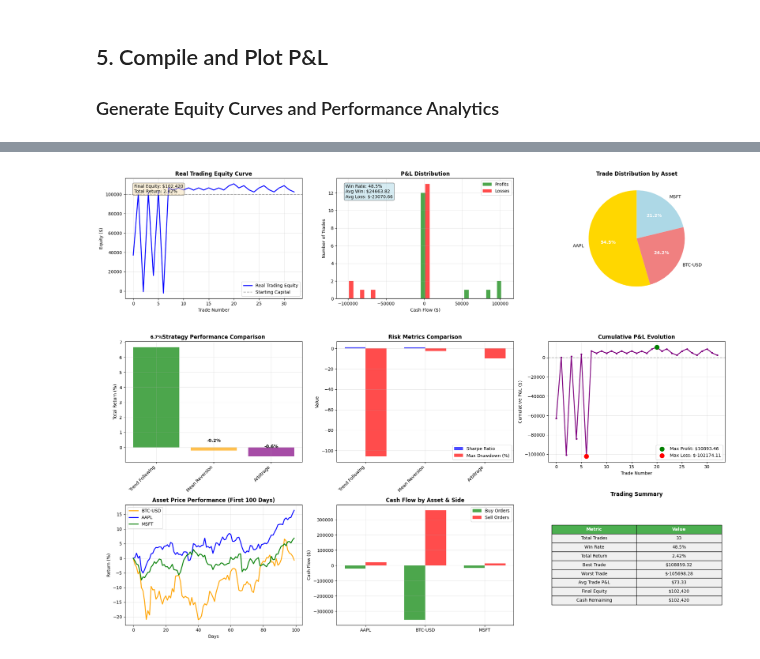
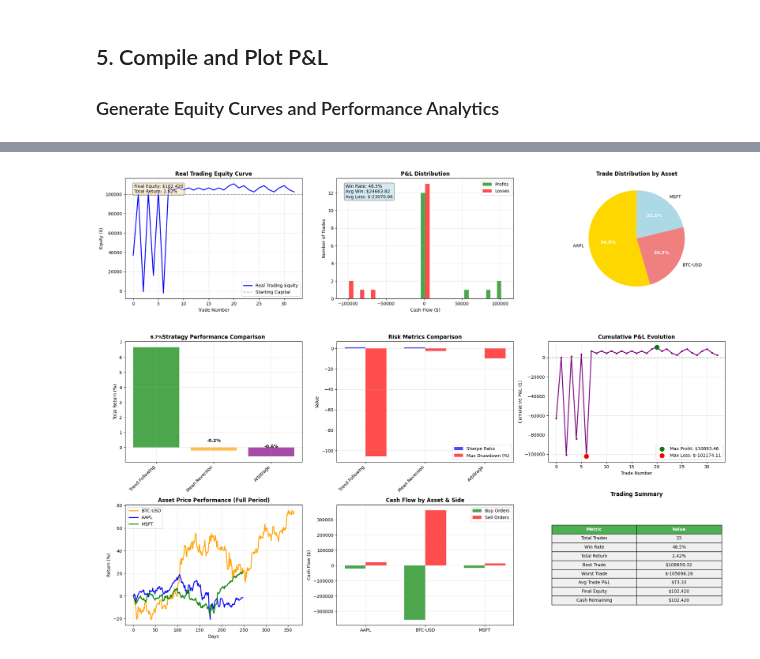
Before and after one commit to daviddagyei/finm25000_hw5, a Jupyter notebook: simulation.ipynb, the cells around one changed output, grey strips where cells are left out. Cells and saved outputs as stored; diff of their text form; code cells hidden in the pictures.

```diff
--- a/simulation.ipynb
+++ b/simulation.ipynb
@@ -468,9 +468,9 @@ fig.suptitle('Trading Signals and Execution Analysis', fontsize=16, fontweight='
 # 1. TREND FOLLOWING STRATEGY - BTC-USD
 ax1 = axes[0]
 
-# Plot BTC price data
-btc_prices = btc_history['last_price'].iloc[:200]  # First 200 days for clarity
-btc_dates = btc_history['timestamp'].iloc[:200] if 'timestamp' in btc_history.columns else range(len(btc_prices))
+# Plot BTC price data - show full dataset
+btc_prices = btc_history['last_price']  # Show all data points
+btc_dates = btc_history['timestamp'] if 'timestamp' in btc_history.columns else range(len(btc_prices))
 
 ax1.plot(btc_dates, btc_prices, 'k-', linewidth=1.5, label='BTC-USD Price', alpha=0.8)
 
@@ -512,9 +512,9 @@ if len(tf_trades) > 0:
 # 2. MEAN REVERSION STRATEGY - AAPL
 ax2 = axes[1]
 
-# Plot AAPL price data
-aapl_prices = aapl_history['last_price'].iloc[:200]  # First 200 days
-aapl_dates = aapl_history['timestamp'].iloc[:200] if 'timestamp' in aapl_history.columns else range(len(aapl_prices))
+# Plot AAPL price data - show full dataset
+aapl_prices = aapl_history['last_price']  # Show all data points
+aapl_dates = aapl_history['timestamp'] if 'timestamp' in aapl_history.columns else range(len(aapl_prices))
 
 ax2.plot(aapl_dates, aapl_prices, 'k-', linewidth=1.5, label='AAPL Price', alpha=0.8)
 
@@ -559,10 +559,10 @@ if len(mr_trades) > 0:
 # 3. ARBITRAGE STRATEGY - AAPL vs MSFT
 ax3 = axes[2]
 
-# Plot price ratio and spread
-aapl_prices_arb = aapl_history['last_price'].iloc[:200]
-msft_prices_arb = msft_history['last_price'].iloc[:200]
-dates_arb = aapl_history['timestamp'].iloc[:200] if 'timestamp' in aapl_history.columns else range(len(aapl_prices_arb))
+# Plot price ratio and spread - show full dataset
+aapl_prices_arb = aapl_history['last_price']  # Show all data points
+msft_prices_arb = msft_history['last_price']  # Show all data points
+dates_arb = aapl_history['timestamp'] if 'timestamp' in aapl_history.columns else range(len(aapl_prices_arb))
 
 # Calculate price ratio
 price_ratio = aapl_prices_arb / msft_prices_arb
@@ -797,16 +797,16 @@ if len(blotter) > 0:
 
 # 7. Asset Price Performance (Bottom Left)
 ax7 = plt.subplot(3, 3, 7)
-# Normalize prices to show relative performance
+# Normalize prices to show relative performance - show full dataset
 btc_norm = (btc_history['last_price'] / btc_history['last_price'].iloc[0] - 1) * 100
 aapl_norm = (aapl_history['last_price'] / aapl_history['last_price'].iloc[0] - 1) * 100
 msft_norm = (msft_history['last_price'] / msft_history['last_price'].iloc[0] - 1) * 100
 
-ax7.plot(btc_norm.index[:100], btc_norm.iloc[:100], 'orange', label='BTC-USD', linewidth=2)
-ax7.plot(aapl_norm.index[:100], aapl_norm.iloc[:100], 'blue', label='AAPL', linewidth=2)
-ax7.plot(msft_norm.index[:100], msft_norm.iloc[:100], 'green', label='MSFT', linewidth=2)
+ax7.plot(btc_norm.index, btc_norm, 'orange', label='BTC-USD', linewidth=2)
+ax7.plot(aapl_norm.index, aapl_norm, 'blue', label='AAPL', linewidth=2)
+ax7.plot(msft_norm.index, msft_norm, 'green', label='MSFT', linewidth=2)
 
-ax7.set_title('Asset Price Performance (First 100 Days)', fontweight='bold')
+ax7.set_title('Asset Price Performance (Full Period)', fontweight='bold')
 ax7.set_xlabel('Days')
 ax7.set_ylabel('Return (%)')
 ax7.legend()
@@ -863,31 +863,31 @@ if len(blotter) > 0:
         ['Cash Remaining', f"${sim_tracker.cash:,.0f}"]
     ]
 else:
     summary_data = [['No Trades', 'Executed']]
 
 table = ax9.table(cellText=summary_data,
                   colLabels=['Metric', 'Value'],
                   cellLoc='center',
                   loc='center',
                   colWidths=[0.4, 0.4])
 
 table.auto_set_font_size(False)
 table.set_fontsize(10)
 table.scale(1.2, 1.5)
 
 # Style the table
 for i in range(len(summary_data) + 1):  # +1 for header
     for j in range(2):
         cell = table[(i, j)]
         if i == 0:  # Header row
             cell.set_facecolor('#4CAF50')
             cell.set_text_props(weight='bold', color='white')
         else:
             cell.set_facecolor('#f0f0f0')
 
 ax9.set_title('Trading Summary', fontweight='bold', pad=20)
 
 plt.tight_layout()
 plt.show()
 # %% [output]
-[figure, old version]
+[figure, new version]
```
Also changed, not shown: parts of 2 cells of this notebook, 1 other file.
